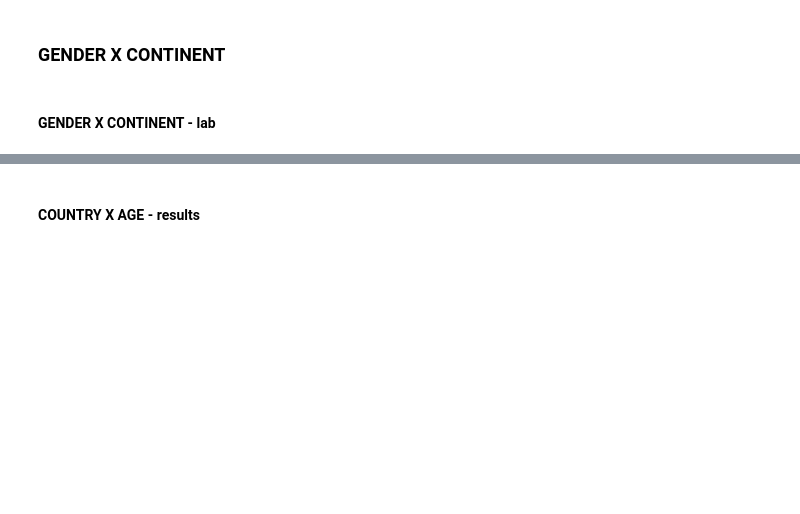
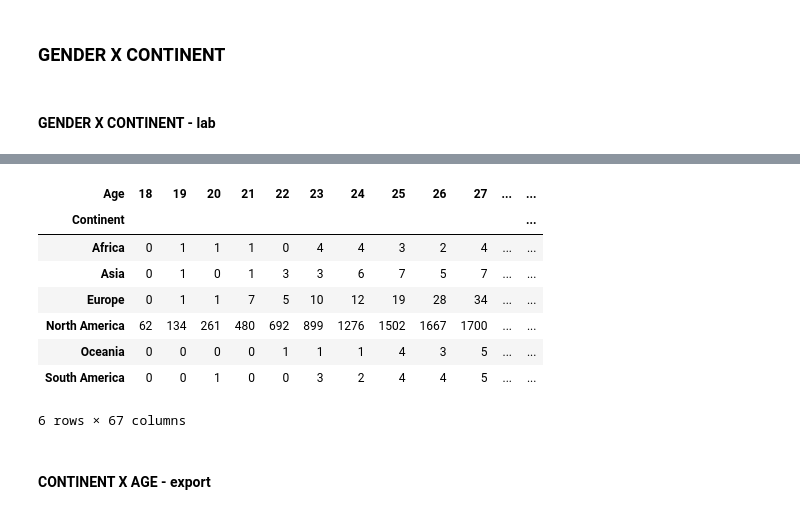
Before and after one commit to chambers29/boston_marathons, a Jupyter notebook: boston_3.ipynb, the cells around one changed output, grey strips where cells are left out. Cells and saved outputs as stored; diff of their text form; code cells hidden in the pictures; blank space fills up the shorter version.

```diff
--- a/boston_3.ipynb
+++ b/boston_3.ipynb
@@ -446,2 +474,15 @@ df_continent_age = df[['Continent', 'Country', 'Age', 'Age Group']]
+# %%
+continent_age_count = pd.crosstab(df_continent_age['Continent'], df_continent_age['Age'])
+continent_age_count
+# %% [output]
+| Age | 18 | 19 | 20 | 21 | 22 | 23 | 24 | 25 | 26 | 27 | ... | ... |
+| Continent |  |  |  |  |  |  |  |  |  |  |  | ... |
+| Africa | 0 | 1 | 1 | 1 | 0 | 4 | 4 | 3 | 2 | 4 | ... | ... |
+| Asia | 0 | 1 | 0 | 1 | 3 | 3 | 6 | 7 | 5 | 7 | ... | ... |
+| Europe | 0 | 1 | 1 | 7 | 5 | 10 | 12 | 19 | 28 | 34 | ... | ... |
+| North America | 62 | 134 | 261 | 480 | 692 | 899 | 1276 | 1502 | 1667 | 1700 | ... | ... |
+| Oceania | 0 | 0 | 0 | 0 | 1 | 1 | 1 | 4 | 3 | 5 | ... | ... |
+| South America | 0 | 0 | 1 | 0 | 0 | 3 | 2 | 4 | 4 | 5 | ... | ... |
+6 rows × 67 columns
 # %% [markdown]
-#### COUNTRY X AGE - results
+#### CONTINENT X AGE - export
```
Also changed, not shown: parts of 106 cells of this notebook.
